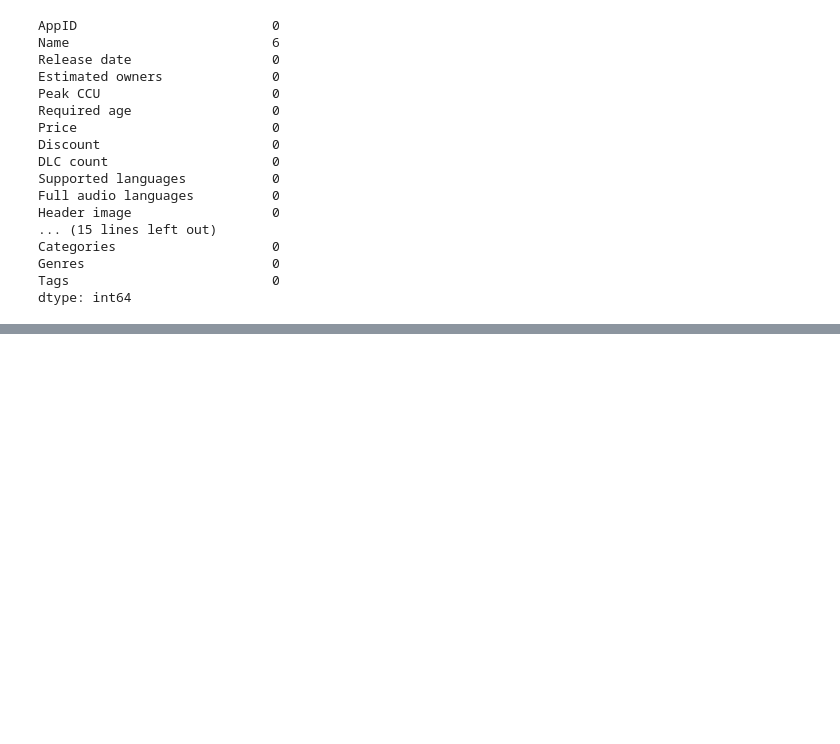
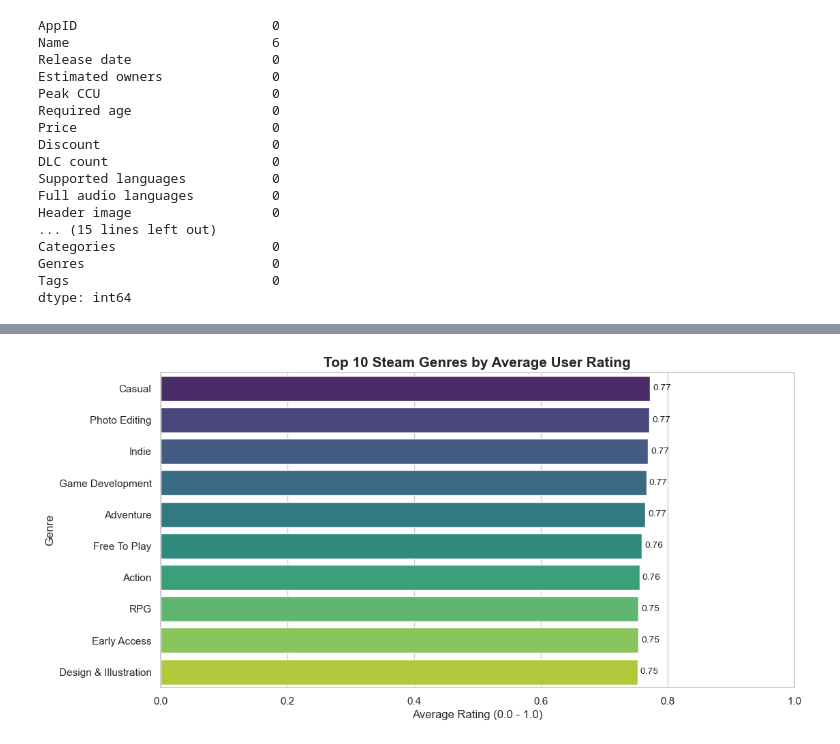
Before and after one commit to frzatla/steam-games-analysis, a Jupyter notebook: notebooks/exploratory_analysis.ipynb, the cells around one changed output, grey strips where cells are left out. Drawn from its saved outputs; the diff is of its cells as text; code cells hidden in the pictures; blank space fills up the shorter version.

Commit message:
Finished with the data preprocessing section.

```diff
--- a/notebooks/exploratory_analysis.ipynb
+++ b/notebooks/exploratory_analysis.ipynb
@@ -370,0 +385,2 @@ steam_games.head()
+# %%
+steam_games['Name'] = steam_games['Name'].fillna('Unknown')
@@ -370,0 +634,20 @@ steam_games.head()
+# %%
+# This duplicates the game row for EACH genre it has.
+genre_exploded = genre_df.explode('Genres')
+
+# Calculate stats per Genre.
+# We define "Rating" as the ratio of Positive / (Positive + Negative).
+genre_exploded['Total Reviews'] = genre_exploded['Positive'] + genre_exploded['Negative']
+genre_exploded['Rating'] = genre_exploded['Positive'] / genre_exploded['Total Reviews']
+
+# Filter: Only look at genres with at least 50 games so we don't get weird obscure genres.
+genre_counts = genre_exploded['Genres'].value_counts()
+major_genres = genre_counts[genre_counts > 50].index
+
+# Filter the data to only include major genres.
+genre_stats = genre_exploded[genre_exploded['Genres'].isin(major_genres)]
+
+# Group by Genre and get the mean rating.
+genre_rankings = genre_stats.groupby('Genres')['Rating'].mean().sort_values(ascending = False)
+
+print(genre_rankings.head(10))
@@ -370,0 +667,21 @@ steam_games.head()
+# %%
+# Take top 10 genres by mean rating.
+top_10_genres = genre_rankings.head(10).reset_index()
+top_10_genres.columns = ['Genre', 'Average Rating']
+
+plt.figure(figsize = (12, 6))
+sns.set_theme(style = "whitegrid")
+
+ax = sns.barplot( data = top_10_genres, x = 'Average Rating', y = 'Genre', palette = 'viridis')
+
+for i in ax.containers:
+    ax.bar_label(i, fmt = '%.2f', padding = 3, fontsize = 10)
+
+plt.title('Top 10 Steam Genres by Average User Rating', fontsize = 15, fontweight = 'bold')
+plt.xlabel('Average Rating (0.0 - 1.0)', fontsize = 12)
+plt.ylabel('Genre', fontsize = 12)
+plt.xlim(0, 1)
+
+plt.show()
+# %% [output]
+[figure, added]
```
Also changed, not shown: parts of 37 cells of this notebook.
